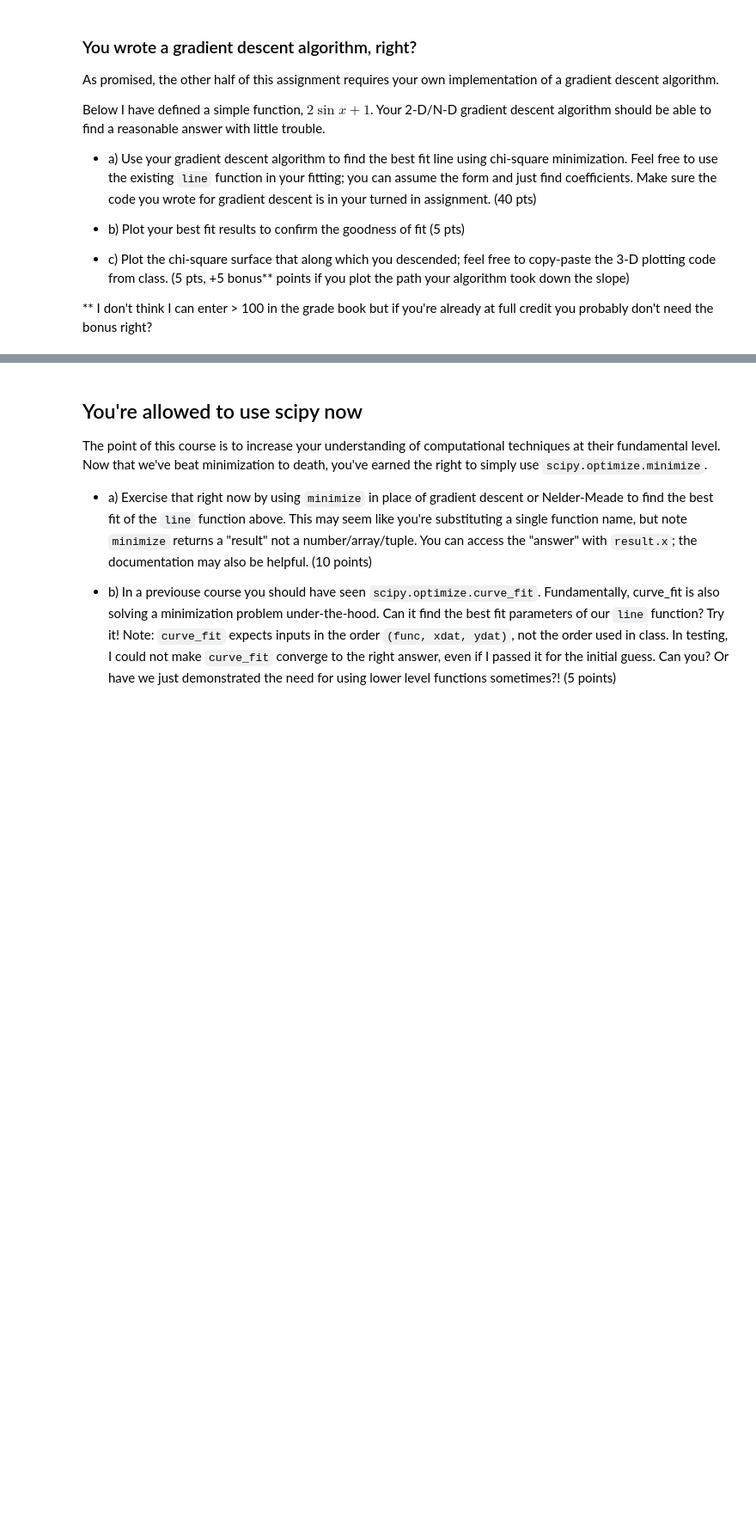
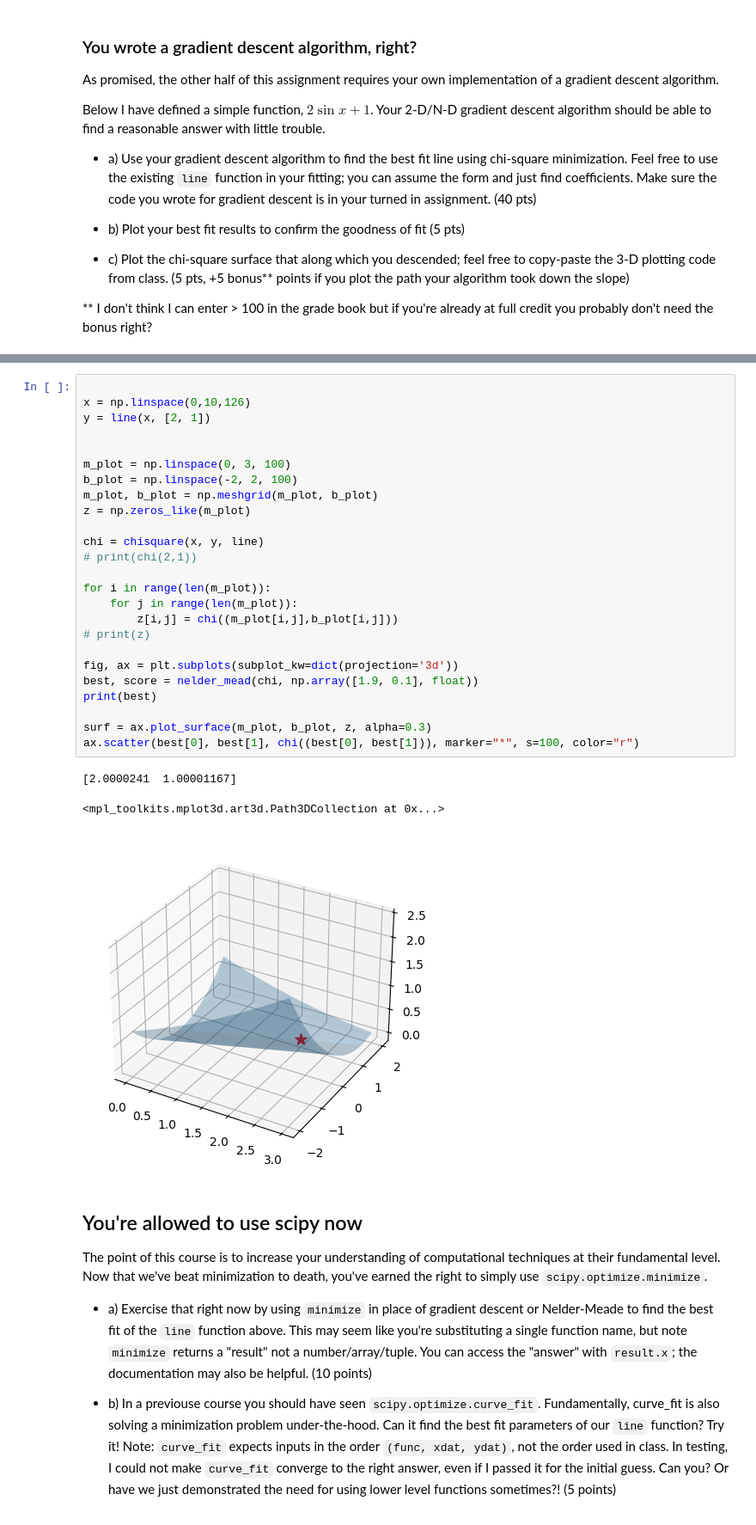
Before and after one commit to AtomLikeInPhysics/Tom-PHYS50733, a Jupyter notebook: Homework5/Homework5.ipynb, the cells around one changed output, grey strips where cells are left out. Shown at 86% size. Cells and saved outputs as stored; diff of their text form; blank space fills up the shorter version.

```diff
--- a/Homework5/Homework5.ipynb
+++ b/Homework5/Homework5.ipynb
@@ -208,5 +210,34 @@ plt.plot(x,line(x,gradient),c = 'r')
 [<matplotlib.lines.Line2D at 0x...>]
 [figure]
+# %%
+
+x = np.linspace(0,10,126)
+y = line(x, [2, 1])
+
+
+m_plot = np.linspace(0, 3, 100)
+b_plot = np.linspace(-2, 2, 100)
+m_plot, b_plot = np.meshgrid(m_plot, b_plot)
+z = np.zeros_like(m_plot)
+
+chi = chisquare(x, y, line)
+# print(chi(2,1))
+
+for i in range(len(m_plot)):
+    for j in range(len(m_plot)):
+        z[i,j] = chi((m_plot[i,j],b_plot[i,j]))
+# print(z)
+
+fig, ax = plt.subplots(subplot_kw=dict(projection='3d'))
+best, score = nelder_mead(chi, np.array([1.9, 0.1], float))
+print(best)
+
+surf = ax.plot_surface(m_plot, b_plot, z, alpha=0.3)
+ax.scatter(best[0], best[1], chi((best[0], best[1])), marker="*", s=100, color="r")
+# %% [output]
+[2.0000241  1.00001167]
+<mpl_toolkits.mplot3d.art3d.Path3DCollection at 0x...>
+[figure, added]
 # %% [markdown]
 ## You're allowed to use scipy now
 
```
Also changed, not shown: parts of 2 cells of this notebook.
